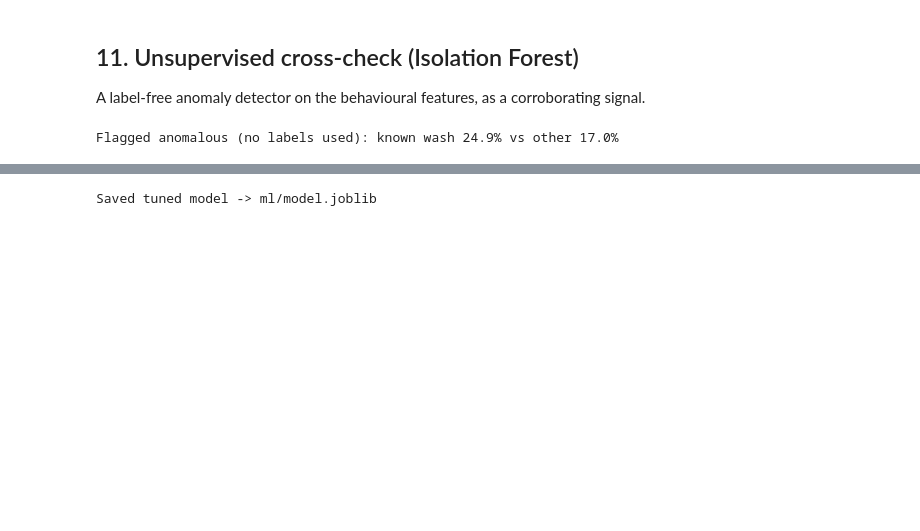
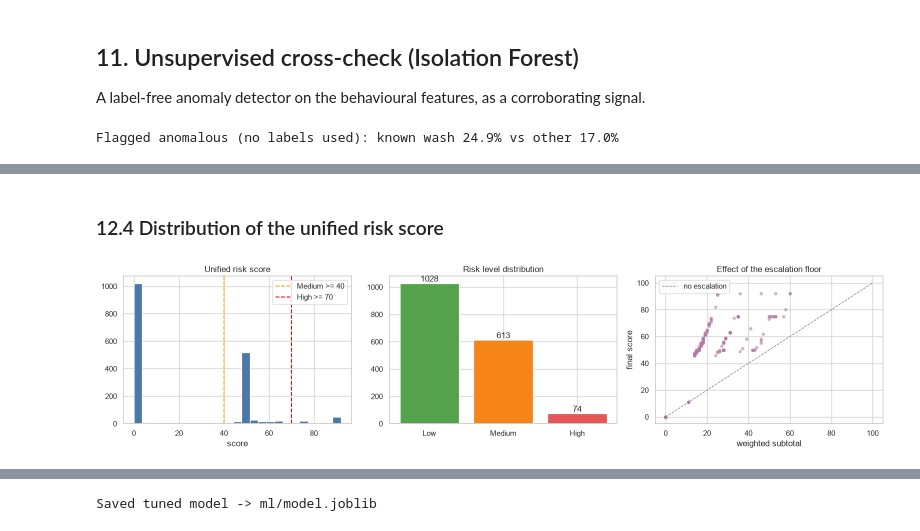
Before and after one commit to junkoid2203/FYP-Project---NFTGuard-Latest-, a Jupyter notebook: ml/nftguard_analysis.ipynb, the cells around one changed output, grey strips where cells are left out. Saved outputs shown, nothing was run; the diff lists cells and outputs as text; code cells hidden in the pictures; blank space fills up the shorter version.

```diff
--- a/ml/nftguard_analysis.ipynb
+++ b/ml/nftguard_analysis.ipynb
@@ -246,0 +314,18 @@ Flagged anomalous (no labels used): known wash 24.9% vs other 17.0%
+# %%
+PA = TH["priceAnomaly"]
+zT, base, per_anom, per_excess = (PA["zScoreThreshold"], PA["basePenalty"],
+                                  PA["perAnomaly"], PA["perExcessZ"])
+df["is_price_anom"] = df["price_z"].abs() > zT
+
+def price_risk_for_token(g):
+    a = g[g["is_price_anom"]]
+    if a.empty:
+        return 0.0
+    max_z = a["price_z"].abs().max()
+    return min(100.0, base + len(a) * per_anom + max(0.0, max_z - zT) * per_excess)
+
+tok_price = df.groupby(["collection", "tokenId"]).apply(price_risk_for_token)
+tok_price.name = "priceRisk"
+print("tokens with a price anomaly: %d of %d (%.1f%%)"
+      % ((tok_price > 0).sum(), len(tok_price), 100 * (tok_price > 0).mean()))
+print(tok_price[tok_price > 0].describe().round(1).to_string())
@@ -246,0 +453,23 @@ Flagged anomalous (no labels used): known wash 24.9% vs other 17.0%
+# %% [markdown]
+### 12.4 Distribution of the unified risk score
+# %%
+fig, ax = plt.subplots(1, 3, figsize=(16, 4))
+ax[0].hist(risk["unified"], bins=25, color="#4C78A8", edgecolor="white")
+for cut, col, lab in [(LV["mediumFrom"], "orange", "Medium"), (LV["highFrom"], "red", "High")]:
+    ax[0].axvline(cut, ls="--", color=col, label="%s >= %d" % (lab, cut))
+ax[0].set_title("Unified risk score"); ax[0].set_xlabel("score"); ax[0].legend()
+
+order = ["Low", "Medium", "High"]
+counts = risk["level"].value_counts().reindex(order).fillna(0)
+ax[1].bar(order, counts, color=["#54A24B", "#F58518", "#E45756"])
+ax[1].set_title("Risk level distribution")
+for i, v in enumerate(counts):
+    ax[1].text(i, v, int(v), ha="center", va="bottom")
+
+ax[2].scatter(risk["weighted"], risk["unified"], s=14, alpha=.5, color="#B279A2")
+ax[2].plot([0, 100], [0, 100], "--", color="grey", lw=1, label="no escalation")
+ax[2].set_xlabel("weighted subtotal"); ax[2].set_ylabel("final score")
+ax[2].set_title("Effect of the escalation floor"); ax[2].legend()
+plt.tight_layout(); plt.show()
+# %% [output]
+[figure, added]
```
Also changed, not shown: parts of 23 cells of this notebook, 3 other files.
